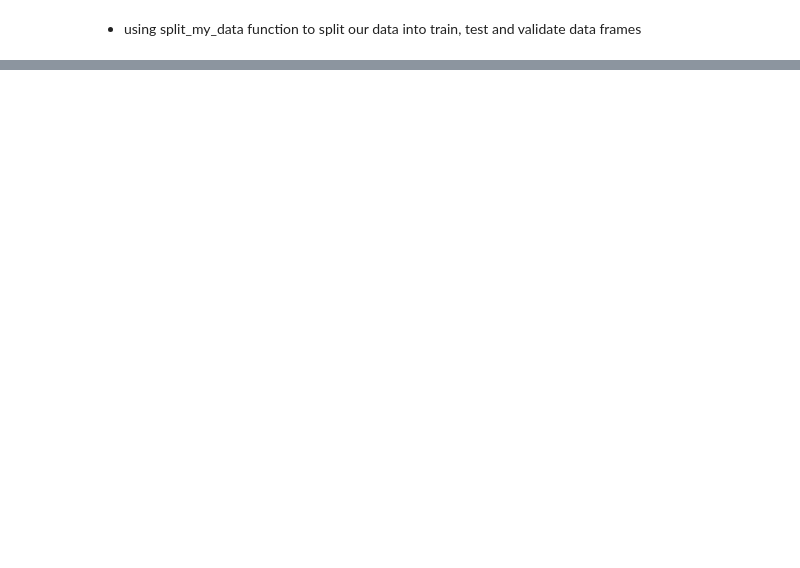
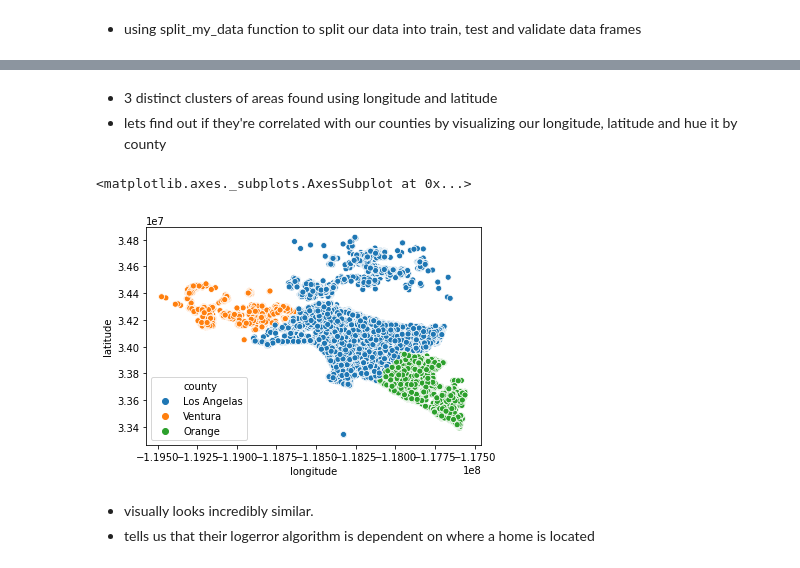
Before and after one commit to JD-Consulting/Zillow-Clustering, a Jupyter notebook: official_scratchpad.ipynb, the cells around one changed output, grey strips where cells are left out. Drawn from its saved outputs; the diff is of its cells as text; code cells hidden in the pictures; blank space fills up the shorter version.

```diff
--- a/official_scratchpad.ipynb
+++ b/official_scratchpad.ipynb
@@ -144,0 +177,11 @@ train.shape, test.shape, val.shape
+# %% [markdown]
+- 3 distinct clusters of areas found using longitude and latitude
+- lets find out if they're correlated with our counties by visualizing our longitude, latitude and hue it by county
+# %%
+sns.scatterplot('longitude', 'latitude', hue='county', data=train)
+# %% [output]
+<matplotlib.axes._subplots.AxesSubplot at 0x...>
+[figure, added]
+# %% [markdown]
+- visually looks incredibly similar.
+- tells us that their logerror algorithm is dependent on where a home is located
```
Also changed, not shown: parts of 24 cells of this notebook, 3 other files.
